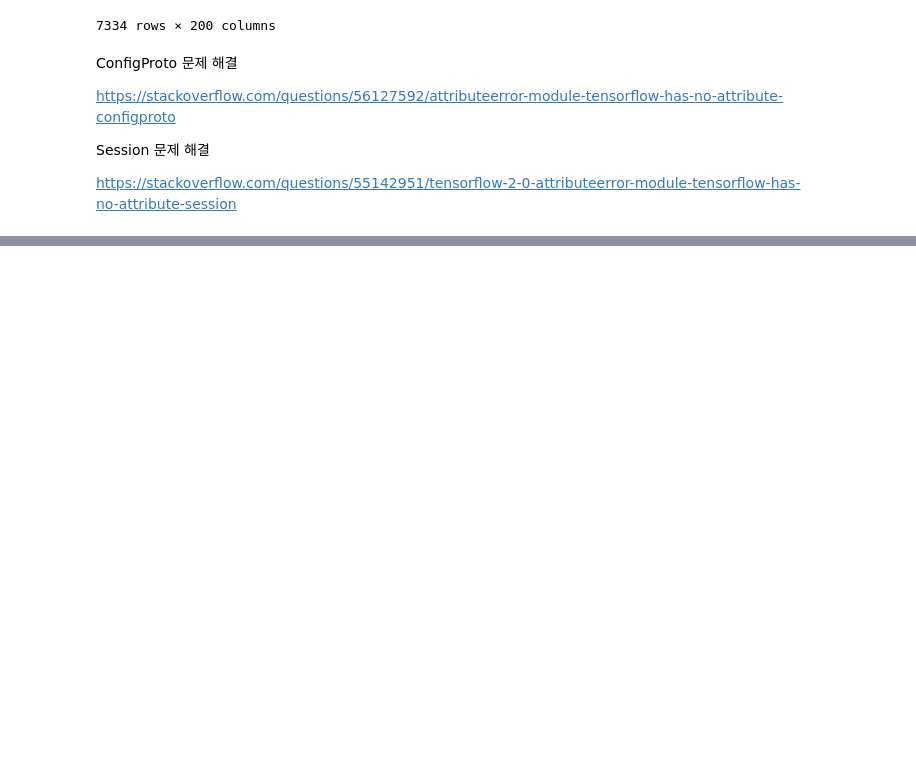
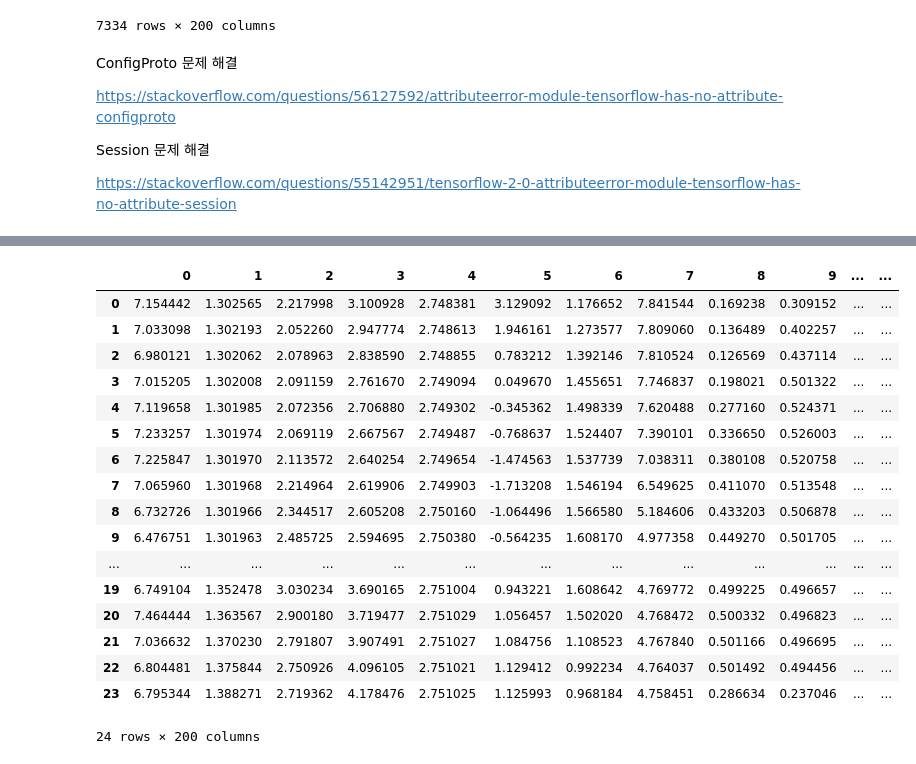
Before and after one commit to yagippi27/DACON_CONTEST_2019, a Jupyter notebook: SUHYUN/night_work.ipynb, the cells around one changed output, grey strips where cells are left out. Cells and saved outputs as stored; diff of their text form; code cells hidden in the pictures; blank space fills up the shorter version.

```diff
--- a/SUHYUN/night_work.ipynb
+++ b/SUHYUN/night_work.ipynb
@@ -56,8 +56,20 @@ Session 문제 해결
 
 https://stackoverflow.com/questions/55142951/tensorflow-2-0-attributeerror-module-tensorflow-has-no-attribute-session
 # %%
+list_submission = []
+look_back = 24
+data_dim = 1
+which_data_frame = df1.columns
+#  앞의 숫자는 Unit 개수
+# input_shape = (data_size, time_steps, features)  그러나 모델을 돌릴 땐, data_size는 따로 넘기지 않음.
+# batch_input_sshape = (data_size, time_steps, features) 주의점 data_size % batch_size == 0
+
+# look_back = timesteip = seq_length
+# data_dim ( 들어오는 데이터 열 개수)
+# output_dim = 24 (hour: 나가게 하려는 값)
+
 # convert nparray
-for k in range(len(df1.columns)):
+for k in range(len(which_data_frame)):
     globals()['y_pred_list{}'.format(k)] = []
     nparr = df1.iloc[:, k].to_frame()
     nparr.astype('float32')
@@ -73,11 +85,7 @@ for k in range(len(df1.columns)):
     train, test = nptf[0:train_size], nptf[train_size:len(nptf)]
     print(len(train), len(test))
 
-    look_back = 24
-    # look_back = timesteip = seq_length
-    data_dim = 1
-    # data_dim ( 들어오는 데이터 열 개수)
-    # output_dim = 24 (hour: 나가게 하려는 값)
+
     def create_dataset(dataset, look_back):
         dataX, dataY = [], []
         for i in range(len(dataset)-look_back-1):
@@ -98,12 +106,10 @@ for k in range(len(df1.columns)):
     # simple lstm network learning
     model = Sequential()
     model.add(LSTM(4, input_shape=(look_back, data_dim)))
-    #  앞의 숫자는 Unit 개수
-    # input_shape = (data_size, time_steps, features)  그러나 모델을 돌릴 땐, data_size는 따로 넘기지 않음.
-    # batch_input_sshape = (data_size, time_steps, features) 주의점 data_size % batch_size == 0
     model.add(Dense(1))
-    model.compile(loss='mean_squared_error', optimizer='adam')
-    model.fit(trainX, trainY, epochs=100, batch_size=1, verbose=2)
+    model.compile(loss='mean_squared_error', optimizer='adam', metrics = ['accuracy'])
+    es = EarlyStopping(monitor = 'val_loss', patience = 15)
+    model.fit(trainX, trainY, validation_split = 0.3, epochs=100, batch_size=1, verbose=2, callbacks = [es])
 
 
     # make prediction
@@ -118,11 +124,10 @@ for k in range(len(df1.columns)):
     lastX = np.reshape(lastX, (-1, look_back, data_dim))
     lastY_pred = model.predict(lastX)
     lastY = scaler.inverse_transform(lastY_pred)
-    print('Predict the Close value of final day: %d' % lastY)  #
+    print('Predict the value of final day: %d' % lastY)
     lastY_pred
 
     # predict last value (or tomorrow?)
-
     number = 1
     lastY_pred = 0
     for i in range(look_back):
@@ -134,4 +139,5 @@ for k in range(len(df1.columns)):
 
         print('Predict value of column number {}: {}'.format(k, lastY[0][0]))  # 데이터 입력 마지막 다음날 종가 예측
         globals()['y_pred_list{}'.format(k)].append(lastY[0][0])
+    list_submission.append(globals()['y_pred_list{}'.format(k)])
 # %% [output]
@@ -167,0 +161,22 @@ list0
+# %%
+submission=pd.DataFrame(list_submission).T
+submission
+# %% [output]
+|  | 0 | 1 | 2 | 3 | 4 | 5 | 6 | 7 | 8 | 9 | ... | ... |
+| 0 | 7.154442 | 1.302565 | 2.217998 | 3.100928 | 2.748381 | 3.129092 | 1.176652 | 7.841544 | 0.169238 | 0.309152 | ... | ... |
+| 1 | 7.033098 | 1.302193 | 2.052260 | 2.947774 | 2.748613 | 1.946161 | 1.273577 | 7.809060 | 0.136489 | 0.402257 | ... | ... |
+| 2 | 6.980121 | 1.302062 | 2.078963 | 2.838590 | 2.748855 | 0.783212 | 1.392146 | 7.810524 | 0.126569 | 0.437114 | ... | ... |
+| 3 | 7.015205 | 1.302008 | 2.091159 | 2.761670 | 2.749094 | 0.049670 | 1.455651 | 7.746837 | 0.198021 | 0.501322 | ... | ... |
+| 4 | 7.119658 | 1.301985 | 2.072356 | 2.706880 | 2.749302 | -0.345362 | 1.498339 | 7.620488 | 0.277160 | 0.524371 | ... | ... |
+| 5 | 7.233257 | 1.301974 | 2.069119 | 2.667567 | 2.749487 | -0.768637 | 1.524407 | 7.390101 | 0.336650 | 0.526003 | ... | ... |
+| 6 | 7.225847 | 1.301970 | 2.113572 | 2.640254 | 2.749654 | -1.474563 | 1.537739 | 7.038311 | 0.380108 | 0.520758 | ... | ... |
+| 7 | 7.065960 | 1.301968 | 2.214964 | 2.619906 | 2.749903 | -1.713208 | 1.546194 | 6.549625 | 0.411070 | 0.513548 | ... | ... |
+| 8 | 6.732726 | 1.301966 | 2.344517 | 2.605208 | 2.750160 | -1.064496 | 1.566580 | 5.184606 | 0.433203 | 0.506878 | ... | ... |
+| 9 | 6.476751 | 1.301963 | 2.485725 | 2.594695 | 2.750380 | -0.564235 | 1.608170 | 4.977358 | 0.449270 | 0.501705 | ... | ... |
+| ... | ... | ... | ... | ... | ... | ... | ... | ... | ... | ... | ... | ... |
+| 19 | 6.749104 | 1.352478 | 3.030234 | 3.690165 | 2.751004 | 0.943221 | 1.608642 | 4.769772 | 0.499225 | 0.496657 | ... | ... |
+| 20 | 7.464444 | 1.363567 | 2.900180 | 3.719477 | 2.751029 | 1.056457 | 1.502020 | 4.768472 | 0.500332 | 0.496823 | ... | ... |
+| 21 | 7.036632 | 1.370230 | 2.791807 | 3.907491 | 2.751027 | 1.084756 | 1.108523 | 4.767840 | 0.501166 | 0.496695 | ... | ... |
+| 22 | 6.804481 | 1.375844 | 2.750926 | 4.096105 | 2.751021 | 1.129412 | 0.992234 | 4.764037 | 0.501492 | 0.494456 | ... | ... |
+| 23 | 6.795344 | 1.388271 | 2.719362 | 4.178476 | 2.751025 | 1.125993 | 0.968184 | 4.758451 | 0.286634 | 0.237046 | ... | ... |
+24 rows × 200 columns
```
Also changed, not shown: parts of 10 cells of this notebook, 3 other files.
